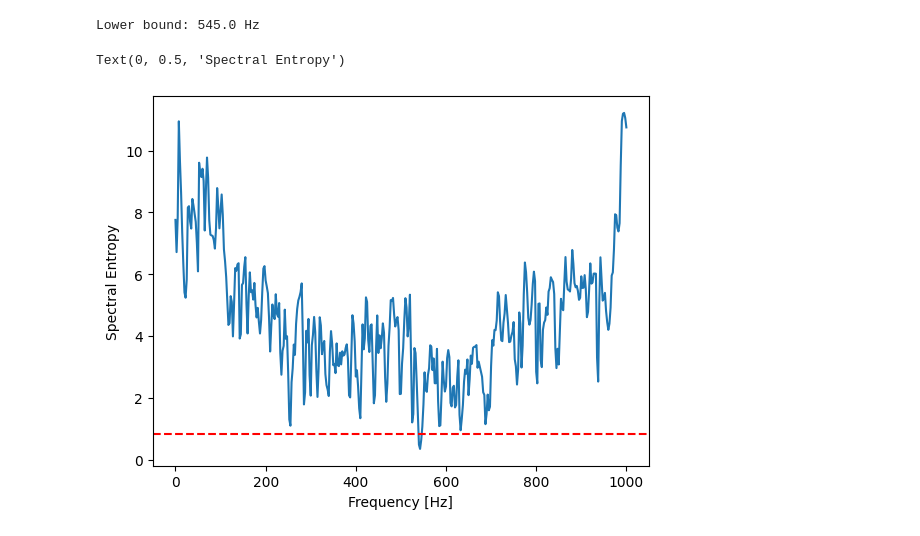
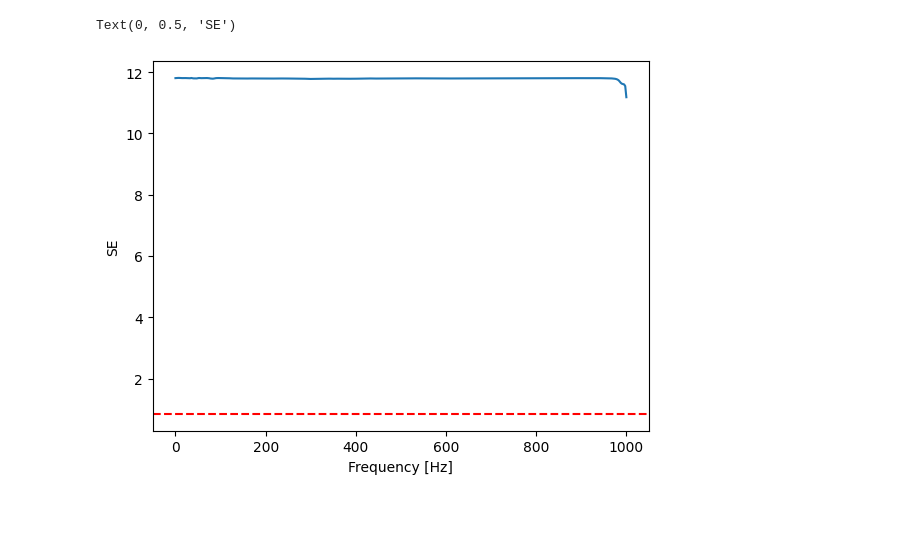
Before and after one commit to VerzaElisa/MarineMammalsDetection, a Jupyter notebook: mmd.ipynb, the cells around one changed output. Cells and saved outputs as stored; diff of their text form; code cells hidden in the pictures.

Commit message:
Calcolo entropia a mano

```diff
--- a/mmd.ipynb
+++ b/mmd.ipynb
@@ -102,0 +89,8 @@ prob_df.to_csv('media/docs/prob_df.csv', index=False)
+# %%
+# Creazione della finestra di Kaiser con 2.5Hz risoluzione di frequenza
+sample_num = int(samplerate/2.5)
+kaiser_win = signal.windows.kaiser(sample_num, beta=14)
+
+# Calcolo della STPSD con finestre di 1 secondo mantenendo la risposta in frequenza a 2.5Hz
+psd_np, f = psd_1sec(x, kaiser_win, sample_rate, 177.9)
+psd_np.shape
@@ -102,0 +99,11 @@ prob_df.to_csv('media/docs/prob_df.csv', index=False)
+# %%
+plt.imshow(psd_np,extent=[0, 3600, min(f), max(f)],aspect='auto',origin='lower',vmin=30,vmax=100)
+plt.yscale('log')
+plt.ylim(10,1000)
+plt.colorbar()
+plt.xlabel('November 01, 2017 Hour 5')
+plt.ylabel('Frequency (Hz)')
+plt.title('Calibrated spectrum levels')
+
+psd_df = pd.DataFrame(psd_np)
+psd_df.to_csv(Path('media', 'docs', 'denorm.csv'), index=False)
@@ -103,21 +112,23 @@ prob_df.to_csv('media/docs/prob_df.csv', index=False)
 # %%
-# Calcolo dell'entropia per ogni bin di frquenze
-base = 2
-entropy_df = prob_df.apply(lambda x: stats.entropy(x, base=base), axis=1)
-f = np.arange(0, 1002.5, 2.5)
-entropy_df = pd.DataFrame({'Frequenze': f, 'Entropia': entropy_df})
-entropy_df.to_csv('media/docs/entropy_df.csv', index=False)
+# Calcolo dell'entropia del segnale normalizzato
+def se_calc(row):
+    squared_row = np.abs(row) ** 2
+    p = squared_row / np.sum(squared_row)
+    if not math.isclose(np.sum(p), 1.0):
+        print(f"La somma della riga non è 1, ma {np.sum(p)}")
+    p = np.clip(p, 1e-12, 1)
+    entropy = -np.sum(p * np.log2(p))
+    return entropy
 
-# Selezione della frequenza con entropia non superiore a 0.85
-lower_bound = entropy_df[entropy_df['Entropia'] < 0.85].max()['Frequenze']
-print(f'Lower bound: {lower_bound} Hz')
+se_df = pd.DataFrame(f, columns=['frequency'])
+se_df['entropy'] = psd_df.apply(se_calc, axis=1)
-# %% [output]
-Lower bound: 545.0 Hz
 # %%
-plt.plot(entropy_df['Frequenze'], entropy_df['Entropia'])
+se_df.to_csv(Path('media', 'docs', 'entropy.csv'), index=False)
+plt.plot(se_df['frequency'], se_df['entropy'])
+# Ipotetica linea di threshold suggerita nel paper
 plt.axhline(0.85, color='red', linestyle='--')
 plt.xlabel('Frequency [Hz]')
-plt.ylabel('Spectral Entropy')
+plt.ylabel('SE')
 # %% [output]
-Text(0, 0.5, 'Spectral Entropy')
+Text(0, 0.5, 'SE')
-[figure, old version]
+[figure, new version]
```
Also changed, not shown: parts of 10 cells of this notebook, 1 other file.
